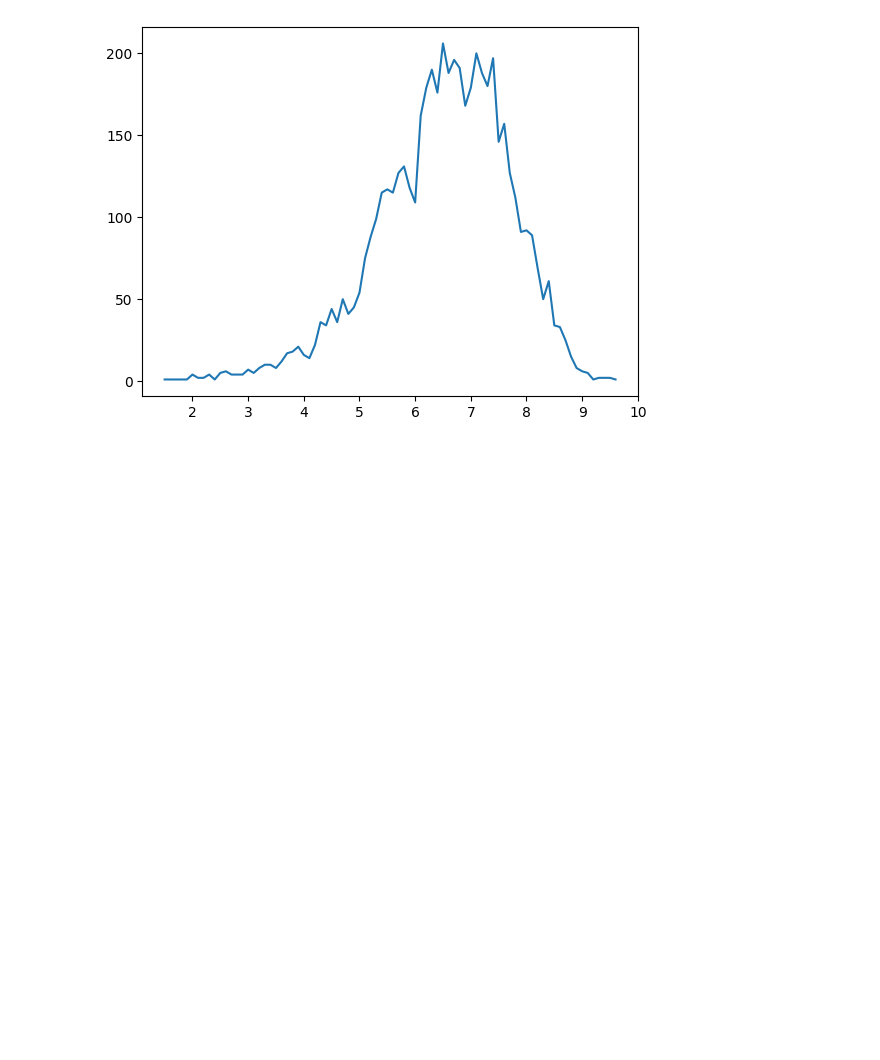
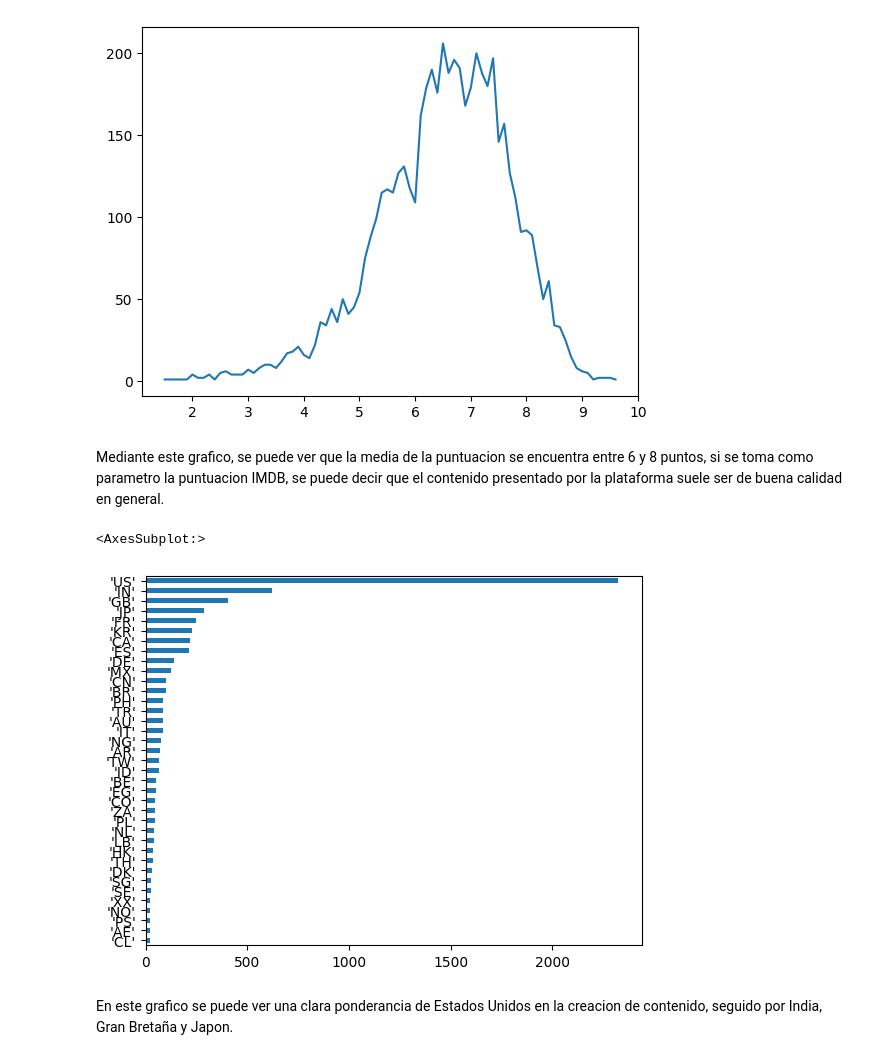
Before and after one commit to EzeSpk-Org/Proyecto_Final_Grupo3_DS29765, a Jupyter notebook: Idea_Taberner.ipynb, the cells around one changed output. Drawn from its saved outputs; the diff is of its cells as text; code cells hidden in the pictures; blank space fills up the shorter version.

```diff
--- a/Idea_Taberner.ipynb
+++ b/Idea_Taberner.ipynb
@@ -33,6 +28,44 @@ df['imdb_score'].value_counts().sort_index().plot.line()
 # %% [output]
 <AxesSubplot:>
 [figure]
+# %% [markdown]
+Mediante este grafico, se puede ver que la media de la puntuacion se encuentra entre 6 y 8 puntos, si se toma como parametro la puntuacion IMDB, se puede decir que el contenido presentado por la plataforma suele ser de buena calidad en general.
+# %%
+#Limpieza de columna countries
+from turtle import width
+
+
+countries = df['production_countries']
+countries = countries.astype("string")
+countries = countries.str.replace("[","")
+countries = countries.str.replace(" ","")
+countries = countries.str.replace("]","")
+countries = countries.str.split(",",expand=True)
+
+#Agrego todos los generos en una sola columna, en el df original, peliculas con mas de un pais en esta columna
+countries_sumados = pd.Series("string")
+for col in countries:
+    countries_sumados = pd.concat([countries_sumados,countries[col]], ignore_index=True)
+
+#Quito los varoles nulos y datos incongruentes
+countries_sumados = countries_sumados.astype("string")
+countries_sumados.sort_values()
+countries_sumados = countries_sumados[countries_sumados != "NA"]
+countries_sumados = countries_sumados[countries_sumados != "string"]
+countries_sumados = countries_sumados[countries_sumados != ""]
+
+#Creo una serie con las sumas ya hechas y, como son muchos los paises con producciones, me quedo solamente con lo que presenten mas de 20
+#para poder realizar una mejor visualizacion.
+sumatoria = countries_sumados.value_counts()
+sumatoria = sumatoria[sumatoria >= 20]
+
+#Grafico los paises
+sumatoria.sort_values().plot.barh()
+# %% [output]
+<AxesSubplot:>
+[figure, added]
+# %% [markdown]
+En este grafico se puede ver una clara ponderancia de Estados Unidos en la creacion de contenido, seguido por India, Gran Bretaña y Japon.
 # %%
 #Limpieza de columna generos
 generos = df['genres']
```
Also changed, not shown: parts of 3 cells of this notebook.
